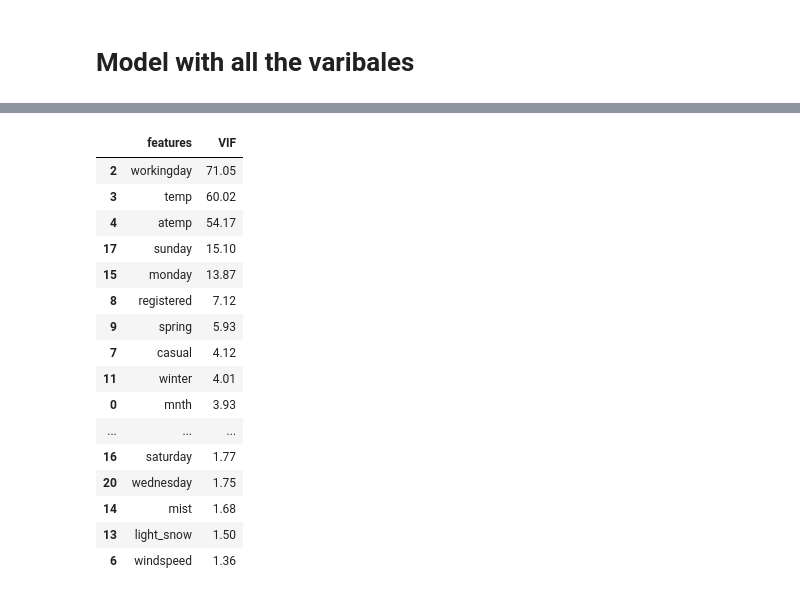
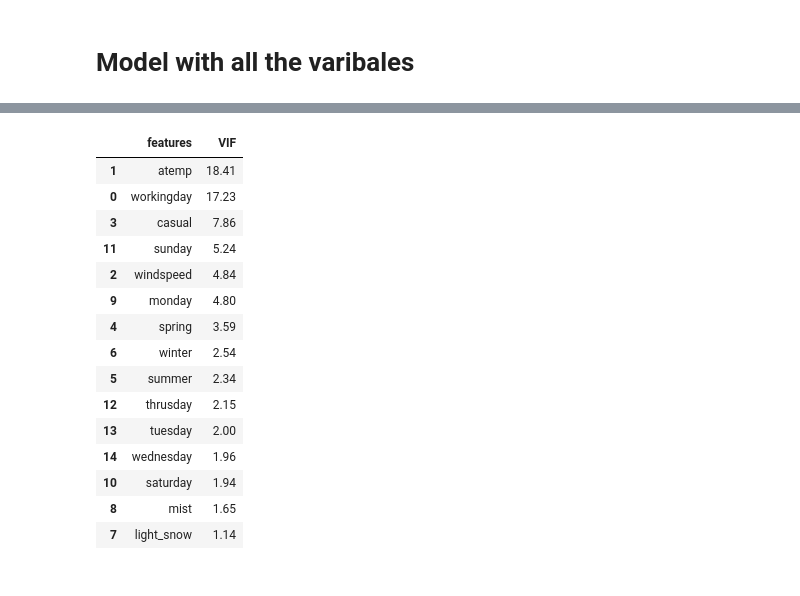
Before and after one commit to karma9791/Building_Bike_Demand_Model, a Jupyter notebook: Buildinfg_Bike_Demand_Model.ipynb, the cells around one changed output, grey strips where cells are left out. Saved outputs shown, nothing was run; the diff lists cells and outputs as text; code cells hidden in the pictures.

```diff
--- a/Buildinfg_Bike_Demand_Model.ipynb
+++ b/Buildinfg_Bike_Demand_Model.ipynb
@@ -539,3 +537,6 @@ plt.show()
+# %%
+#Low variant
+df_train = df_train.drop(['holiday'], axis=1)
 # %%
 # X_train, y_train
 
@@ -594 +554,3 @@ Index(['mnth', 'holiday', 'workingday', 'temp', 'atemp', 'hum', 'windspeed',
       dtype='object')
+# %%
+X_train = X_train.drop(['yr'], axis=1)
@@ -594,0 +627,2 @@ Index(['mnth', 'holiday', 'workingday', 'temp', 'atemp', 'hum', 'windspeed',
+# %%
+X = X_train.drop('mnth', axis=1)
@@ -595,5 +699,6 @@ Index(['mnth', 'holiday', 'workingday', 'temp', 'atemp', 'hum', 'windspeed',
 # %%
-X_train_sm = sm.add_constant(X_train)
+X = X.drop('hum', axis=1)
+X_train_sm = sm.add_constant(X)
 
 # Creat 2nd model
 lr = sm.OLS(y_train, X_train_sm)
@@ -643,25 +745,24 @@ from statsmodels.stats.outliers_influence import variance_inflation_factor
 # %%
 vif = pd.DataFrame()
-vif['features'] = X_train.columns
-vif['VIF'] = [variance_inflation_factor(X_train.values, i) for i in range(X_train.shape[1])]
+vif['features'] = X.columns
+vif['VIF'] = [variance_inflation_factor(X.values, i) for i in range(X.shape[1])]
 vif['VIF'] = round(vif['VIF'], 2)
 vif = vif.sort_values(by='VIF', ascending=False)
 vif
 # %% [output]
 |  | features | VIF |
-| 2 | workingday | 71.05 |
-| 3 | temp | 60.02 |
-| 4 | atemp | 54.17 |
-| 17 | sunday | 15.10 |
-| 15 | monday | 13.87 |
-| 8 | registered | 7.12 |
-| 9 | spring | 5.93 |
-| 7 | casual | 4.12 |
-| 11 | winter | 4.01 |
-| 0 | mnth | 3.93 |
-| ... | ... | ... |
-| 16 | saturday | 1.77 |
-| 20 | wednesday | 1.75 |
-| 14 | mist | 1.68 |
-| 13 | light_snow | 1.50 |
-| 6 | windspeed | 1.36 |
+| 1 | atemp | 18.41 |
+| 0 | workingday | 17.23 |
+| 3 | casual | 7.86 |
+| 11 | sunday | 5.24 |
+| 2 | windspeed | 4.84 |
+| 9 | monday | 4.80 |
+| 4 | spring | 3.59 |
+| 6 | winter | 2.54 |
+| 5 | summer | 2.34 |
+| 12 | thrusday | 2.15 |
+| 13 | tuesday | 2.00 |
+| 14 | wednesday | 1.96 |
+| 10 | saturday | 1.94 |
+| 8 | mist | 1.65 |
+| 7 | light_snow | 1.14 |
```
Also changed, not shown: parts of 76 cells of this notebook.
